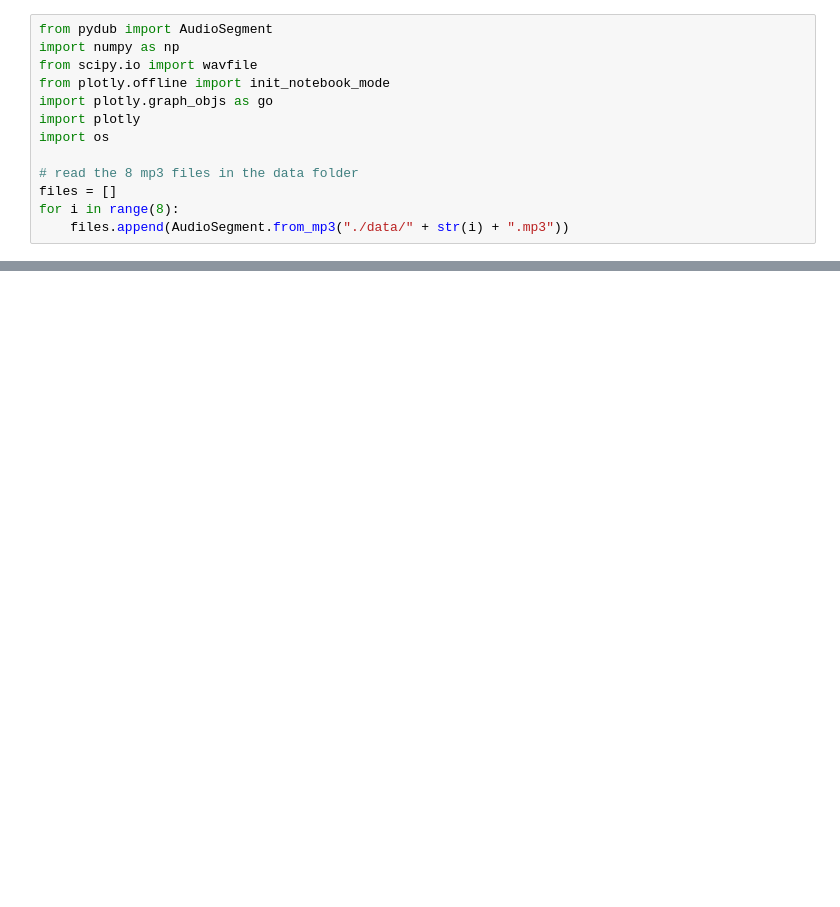
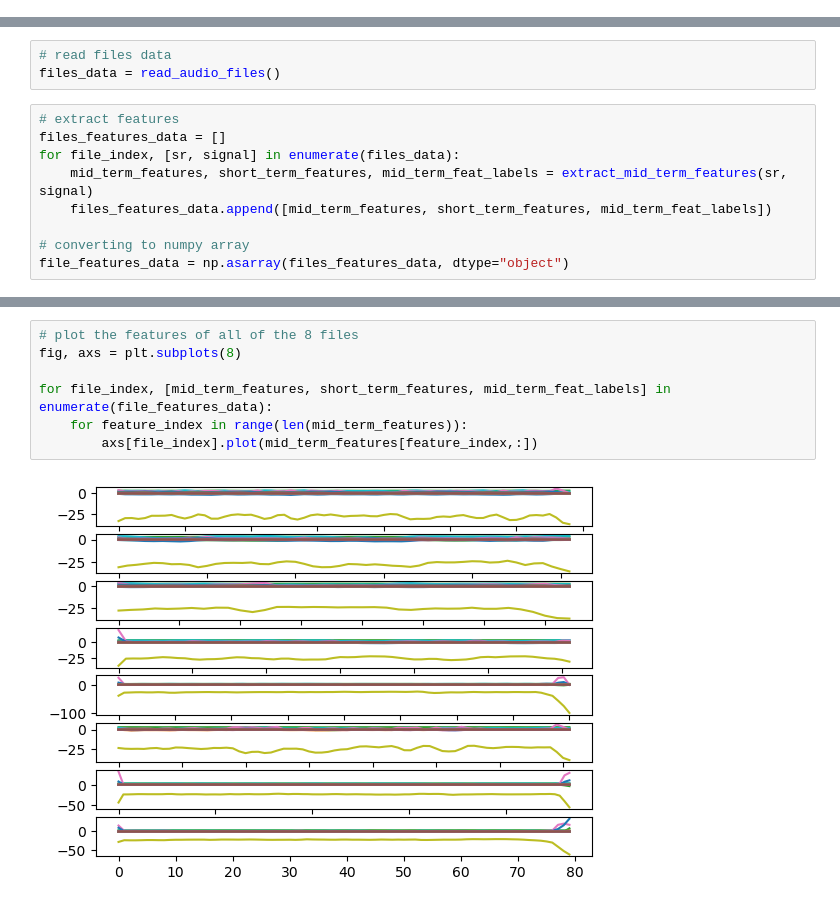
Before and after one commit to Raynobrak/heigvd-labos-pcd, a Jupyter notebook: labo7/labo7.ipynb, the cells around one changed output, grey strips where cells are left out. Drawn from its saved outputs; the diff is of its cells as text; blank space fills up the shorter version.

```diff
--- a/labo7/labo7.ipynb
+++ b/labo7/labo7.ipynb
@@ -20,13 +38,0 @@ ERROR: No matching distribution found for avprobe-python
-# %%
-from pydub import AudioSegment
-import numpy as np
-from scipy.io import wavfile
-from plotly.offline import init_notebook_mode
-import plotly.graph_objs as go
-import plotly
-import os
-
-# read the 8 mp3 files in the data folder
-files = []
-for i in range(8):
-    files.append(AudioSegment.from_mp3("./data/" + str(i) + ".mp3"))
@@ -32,0 +97,12 @@ for i in range(8):
+# %%
+# read files data
+files_data = read_audio_files()
+# %%
+# extract features
+files_features_data = []
+for file_index, [sr, signal] in enumerate(files_data):
+    mid_term_features, short_term_features, mid_term_feat_labels = extract_mid_term_features(sr, signal)
+    files_features_data.append([mid_term_features, short_term_features, mid_term_feat_labels])
+
+# converting to numpy array
+file_features_data = np.asarray(files_features_data, dtype="object")
@@ -32,0 +118,9 @@ for i in range(8):
+# %%
+# plot the features of all of the 8 files
+fig, axs = plt.subplots(8)
+
+for file_index, [mid_term_features, short_term_features, mid_term_feat_labels] in enumerate(file_features_data):
+    for feature_index in range(len(mid_term_features)):
+        axs[file_index].plot(mid_term_features[feature_index,:])
+# %% [output]
+[figure, added]
```
Also changed, not shown: parts of 6 cells of this notebook.
